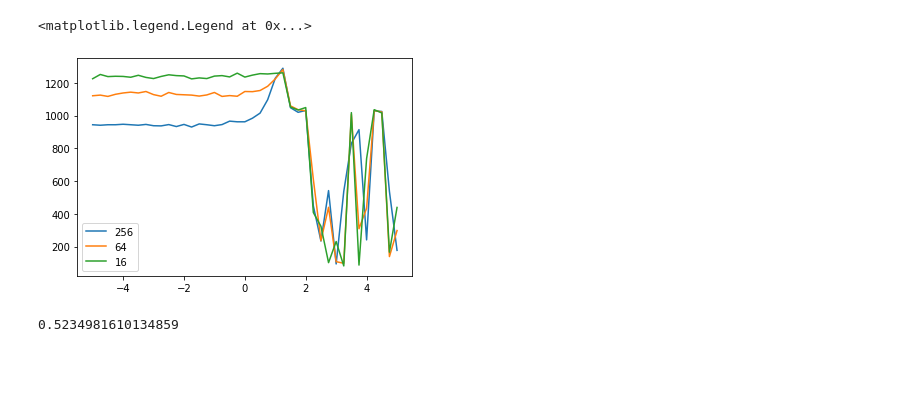
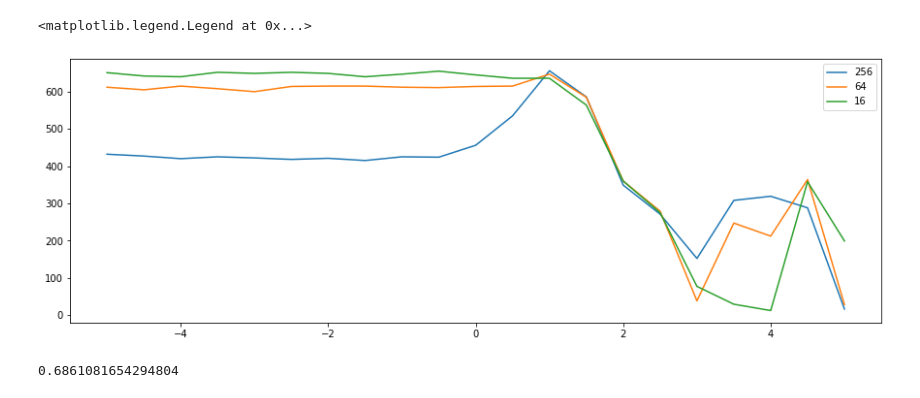
Before and after one commit to yuasosnin/hyperbolic-cml, a Jupyter notebook: ALS.ipynb, the cells around one changed output. Drawn from its saved outputs; the diff is of its cells as text; code cells hidden in the pictures; blank space fills up the shorter version.

```diff
--- a/ALS.ipynb
+++ b/ALS.ipynb
@@ -177,32 +28,39 @@ test_ids = data_test['item_id'].to_numpy()[:, None]
 # %%
-model = AlternatingLeastSquares(factors=16, regularization=0, iterations=100, random_state=1)
+model = AlternatingLeastSquares(
+    factors=16, regularization=0, iterations=100, random_state=1
+)
 model.fit(csr_data_train)
 # %%
 def _hit_rate_util(ids, scores, valid_ids, i, size=100):
     ids_1 = ids[i]
     scores_1 = scores[i]
     valid_id_1 = valid_ids[i][0]
-    rated_scores = scores_1[scores_1>-1e+10]
-    rated_ids = ids_1[scores_1>-1e+10] # filter already rated
-    valid_index = np.where(rated_ids==valid_id_1)[0][0] # save valid one
+    rated_scores = scores_1[scores_1 > -1e10]
+    rated_ids = ids_1[scores_1 > -1e10]  # filter already rated
+    valid_index = np.where(rated_ids == valid_id_1)[0][0]  # save valid one
     valid_id_ = rated_ids[valid_index]
     valid_score_ = rated_scores[valid_index]
-    rated_ids_ = rated_ids[np.arange(len(rated_ids))!=valid_index] # remove valid one
-    rated_scores_ = rated_scores[np.arange(len(rated_scores))!=valid_index]
-    selected_indices = np.random.choice(len(rated_ids_), size=size, replace=False) # chose 100 random
+    rated_ids_ = rated_ids[np.arange(len(rated_ids)) != valid_index]  # remove valid one
+    rated_scores_ = rated_scores[np.arange(len(rated_scores)) != valid_index]
+    selected_indices = np.random.choice(
+        len(rated_ids_), size=size, replace=False
+    )  # chose 100 random
     selected_ids = rated_ids_[selected_indices]
     selected_scores = rated_scores_[selected_indices]
     selected_ids_v = np.append(selected_ids, valid_id_)
     selected_scores_v = np.append(selected_scores, valid_score_)
     return valid_id_ in selected_ids_v[selected_scores_v.argsort()[::-1]][:10]
 
+
 def hit_rate(ids, scores, valid_ids):
     hits = 0
     for i in range(valid_ids.shape[0]):
         hits += _hit_rate_util(ids, scores, valid_ids, i)
     return hits
 # %%
-ids, scores = model.recommend(np.arange(N_USERS), csr_data_train, N=N_ITEMS, filter_already_liked_items=True)
+ids, scores = model.recommend(
+    np.arange(N_USERS), csr_data_train, N=N_ITEMS, filter_already_liked_items=True
+)
 hits = hit_rate(ids, scores, valid_ids)
 print(hits)
 print(hits / N_USERS)
@@ -283,0 +87,2 @@ regularization = 10^-2.25:
+# %%
+logs_df = pd.DataFrame(logs, columns=["factors", "regularization", "hits"])
@@ -284,12 +105,25 @@ regularization = 10^-2.25:
 # %%
-plt.plot(np.linspace(-5, 5, num=41), results_256, label='256')
-plt.plot(np.linspace(-5, 5, num=41), results_64, label='64')
-plt.plot(np.linspace(-5, 5, num=41), results_16, label='16')
+plt.figure(figsize=(15, 5))
+plt.plot(
+    np.linspace(-5, 5, num=21),
+    logs_df.loc[logs_df["factors"].eq(256), "hits"],
+    label="256",
+)
+plt.plot(
+    np.linspace(-5, 5, num=21),
+    logs_df.loc[logs_df["factors"].eq(64), "hits"],
+    label="64",
+)
+plt.plot(
+    np.linspace(-5, 5, num=21),
+    logs_df.loc[logs_df["factors"].eq(16), "hits"],
+    label="16",
+)
 plt.legend()
 # %% [output]
 <matplotlib.legend.Legend at 0x...>
-[figure, old version]
+[figure, new version]
 # %%
-max(results_64) / N_USERS
+max(logs_df.loc[logs_df["factors"].eq(64), "hits"]) / N_USERS
 # %% [output]
-0.5234981610134859
+0.6861081654294804
```
Also changed, not shown: parts of 13 cells of this notebook, 9 other files.
